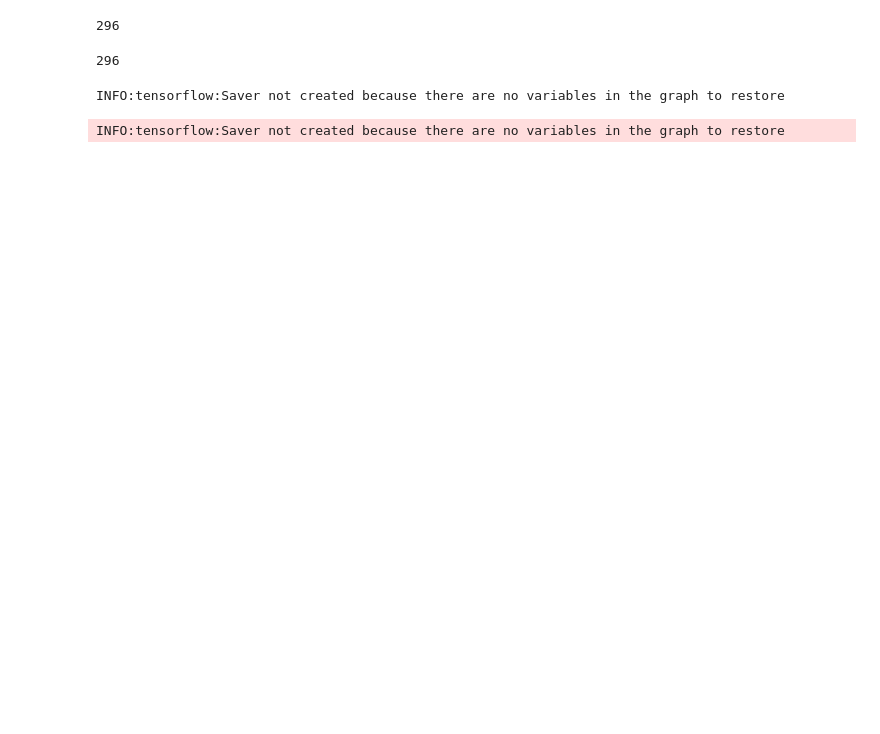
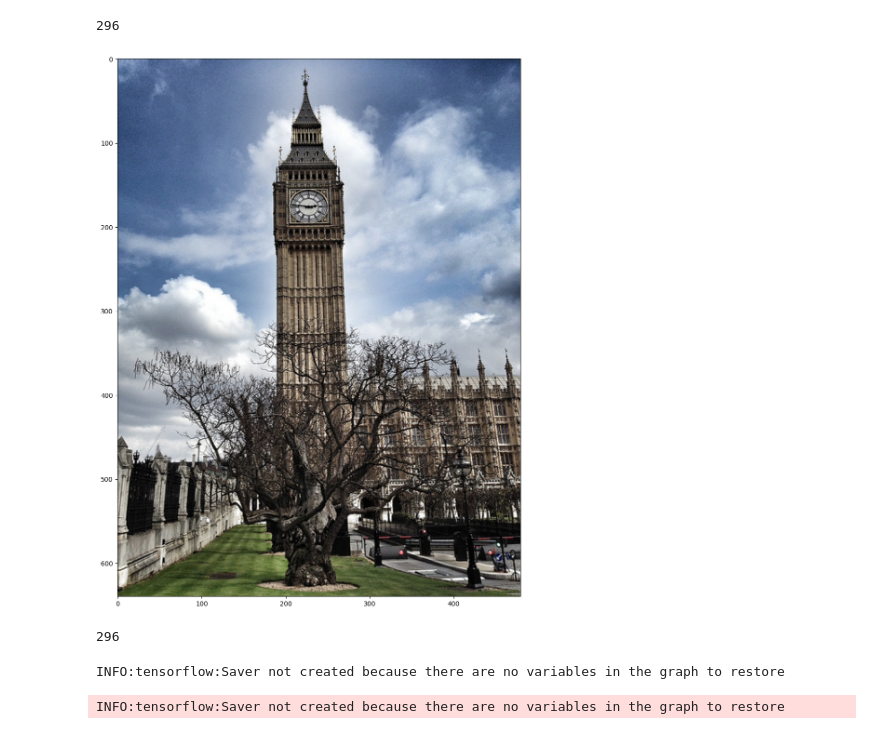
Before and after one commit to maxscheiblauer/DIC3, a Jupyter notebook: app_dev_notebook.ipynb, the cells around one changed output. Saved outputs shown, nothing was run; the diff lists cells and outputs as text; code cells hidden in the pictures; blank space fills up the shorter version.

```diff
--- a/app_dev_notebook.ipynb
+++ b/app_dev_notebook.ipynb
@@ -20,9 +21,11 @@ import base64
 import matplotlib.pyplot as plt
 # %%
 def display_image(image):
+  res = base64.b64decode(image)
+  res = Image.open(io.BytesIO(res))
   fig = plt.figure(figsize=(20, 15))
   plt.grid(False)
-  plt.imshow(image)
+  plt.imshow(res)
 # %%
 folder_path = r'C:\Users\maxsc\Desktop\TU\DIC3\Pictures_small'
 images_s = []
@@ -47,5 +50,9 @@ for filename in os.listdir(folder_path):
 print(len(images_s))
 # %% [output]
 296
+# %%
+display_image(images_s[5])
+# %% [output]
+[figure, added]
 # %%
 #Preprocess ONE image
```
Also changed, not shown: parts of 12 cells of this notebook.
